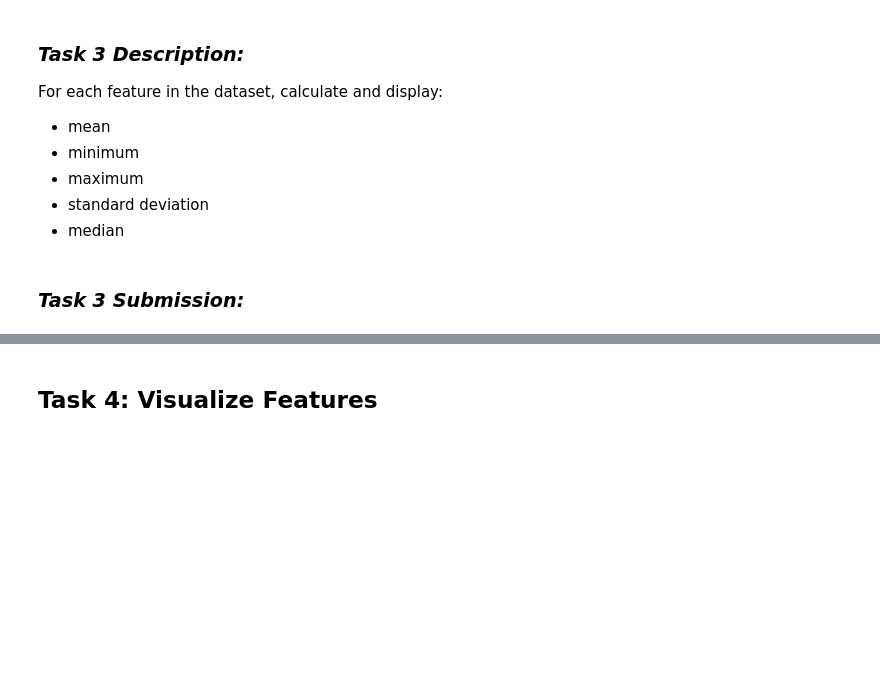
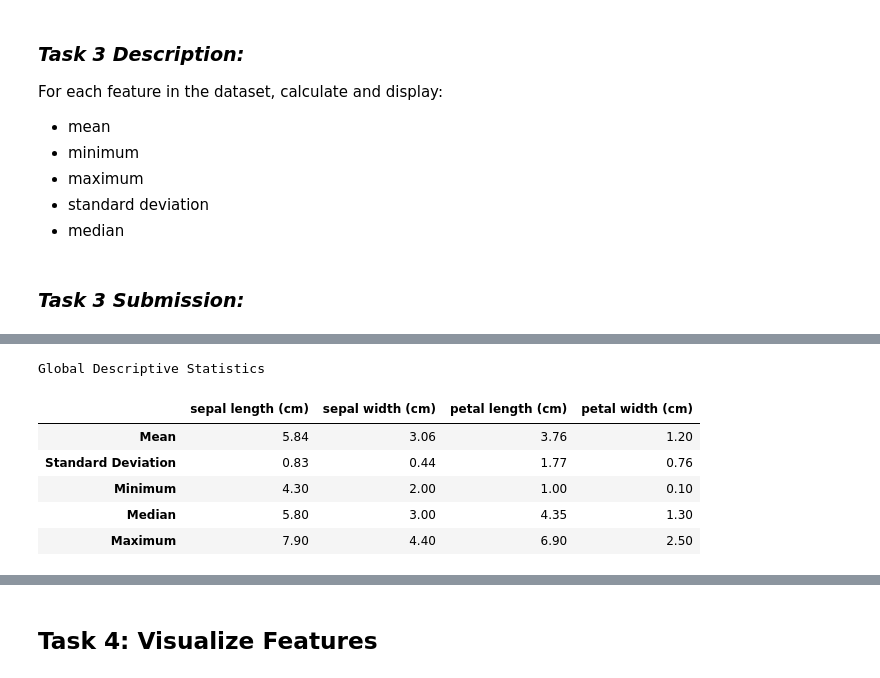
Before and after one commit to skerr17/principles_of_data_analytics, a Jupyter notebook: tasks.ipynb, the cells around one changed output, grey strips where cells are left out. Drawn from its saved outputs; the diff is of its cells as text; code cells hidden in the pictures; blank space fills up the shorter version.

Commit message:
update task 3 significantly by adding in tables for displaying the descriptive statistics for better visibility

```diff
--- a/tasks.ipynb
+++ b/tasks.ipynb
@@ -298,0 +221,30 @@ max: 2.5
+# %%
+# Reference: https://pandas.pydata.org/pandas-docs/stable/reference/api/pandas.DataFrame.describe.html
+# Reference: https://www.geeksforgeeks.org/python-pandas-dataframe-describe-method/
+
+# Using the describe() fucntion to get the global statistics across the speices
+# Note removed the 'target' and 'species' columns
+global_statistics = iris_dataframe.drop(columns=['target', 'species']).describe()
+
+# formating the global statistics by renaming the rows (statists) to be more descriptive
+global_statistics = global_statistics.rename(index={'count': 'Count',
+                                                     'mean': 'Mean',
+                                                     'std': 'Standard Deviation',
+                                                     'min': 'Minimum',
+                                                     '25%': '25th Percentile',
+                                                     '50%': 'Median',
+                                                     '75%': '75th Percentile',
+                                                     'max': 'Maximum'})
+
+
+# Display it with two decimal places in a table with a caption
+# And removing the statistics not requested ['Count', '25th Percentile', '75th Percentile'] # reference https://pandas.pydata.org/pandas-docs/stable/reference/api/pandas.DataFrame.drop.html
+global_statistics.drop(labels=['Count', '25th Percentile', '75th Percentile']).style.format("{:.2f}").set_caption("Global Descriptive Statistics")
+# %% [output]
+Global Descriptive Statistics
+|  | sepal length (cm) | sepal width (cm) | petal length (cm) | petal width (cm) |
+| Mean | 5.84 | 3.06 | 3.76 | 1.20 |
+| Standard Deviation | 0.83 | 0.44 | 1.77 | 0.76 |
+| Minimum | 4.30 | 2.00 | 1.00 | 0.10 |
+| Median | 5.80 | 3.00 | 4.35 | 1.30 |
+| Maximum | 7.90 | 4.40 | 6.90 | 2.50 |
```
Also changed, not shown: parts of 7 cells of this notebook.
